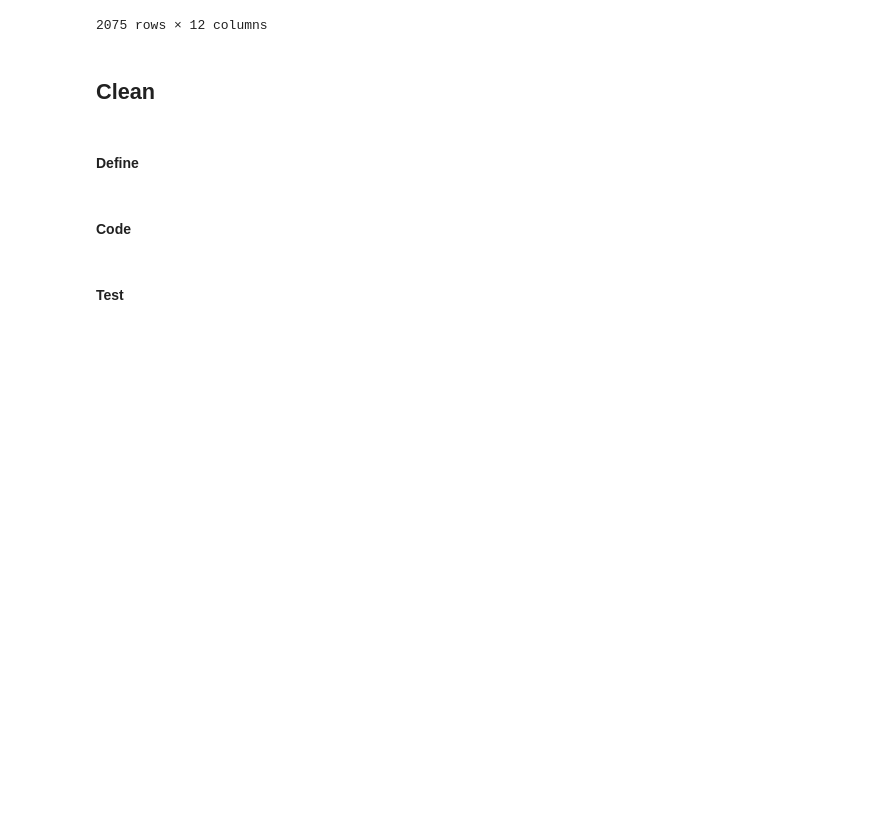
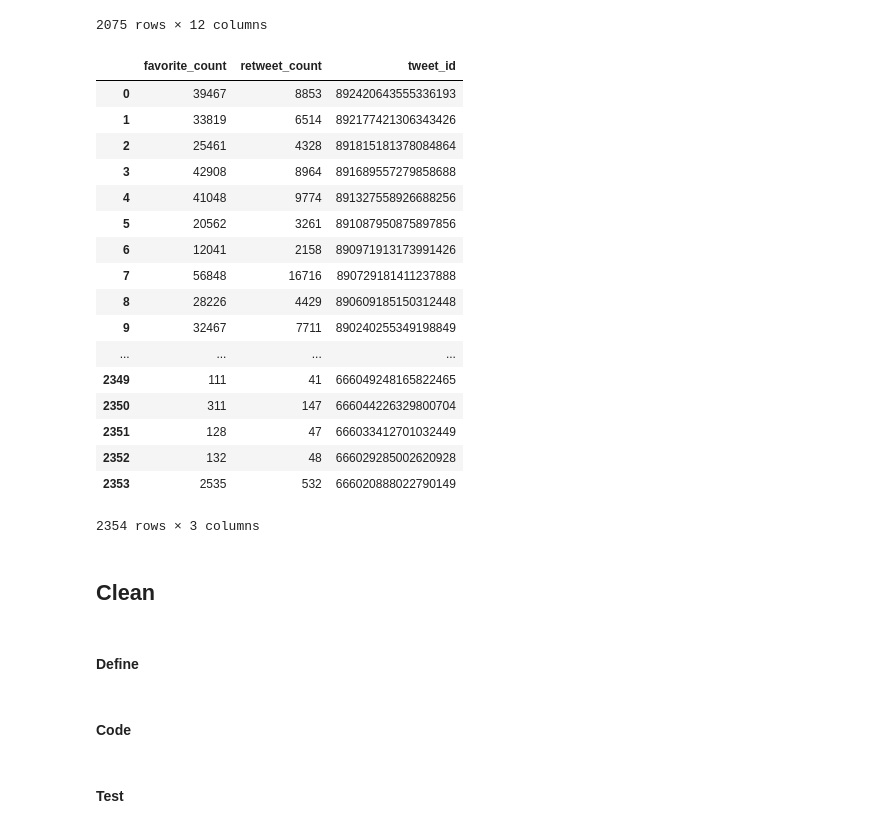
Before and after one commit to mohmednasr/dog_rating, a Jupyter notebook: wrangle_act.ipynb, the cells around one changed output. Cells and saved outputs as stored; diff of their text form; code cells hidden in the pictures; blank space fills up the shorter version.

Commit message:
compeled gathering data

```diff
--- a/wrangle_act.ipynb
+++ b/wrangle_act.ipynb
@@ -84,3 +75,14 @@ KeyboardInterrupt:
+# %%
+#get tweet_id, retweet_count, and favorite_count from text "tweet_json.txt" and put them in data frame call "tweet_json"
+tweet_json = []
+with open('tweet_json.txt', 'r') as infile:
+    for line in infile:
+        line = json.loads(line)
+        tweet_id = line['id']
+        retweet_count = line['retweet_count']
+        favorite_count = line['favorite_count']
+        tweet_json.append({'tweet_id': tweet_id, 'retweet_count': retweet_count,'favorite_count': favorite_count})
+tweet_json = pd.DataFrame(tweet_json)
 # %% [markdown]
 ## Assess
 # %%
@@ -146,6 +148,27 @@ image_predictions
 | 2073 | 892177421306343426 | https://pbs.twimg.com/media/DGGmo... | 1 | Chihuahua | 0.323581 | True | Pekinese | 0.090647 | True | papillon | 0.068957 | ... |
 | 2074 | 892420643555336193 | https://pbs.twimg.com/media/DGKD1... | 1 | orange | 0.097049 | False | bagel | 0.085851 | False | banana | 0.076110 | ... |
 2075 rows × 12 columns
+# %%
+tweet_json
+# %% [output]
+|  | favorite_count | retweet_count | tweet_id |
+| 0 | 39467 | 8853 | 892420643555336193 |
+| 1 | 33819 | 6514 | 892177421306343426 |
+| 2 | 25461 | 4328 | 891815181378084864 |
+| 3 | 42908 | 8964 | 891689557279858688 |
+| 4 | 41048 | 9774 | 891327558926688256 |
+| 5 | 20562 | 3261 | 891087950875897856 |
+| 6 | 12041 | 2158 | 890971913173991426 |
+| 7 | 56848 | 16716 | 890729181411237888 |
+| 8 | 28226 | 4429 | 890609185150312448 |
+| 9 | 32467 | 7711 | 890240255349198849 |
+| ... | ... | ... | ... |
+| 2349 | 111 | 41 | 666049248165822465 |
+| 2350 | 311 | 147 | 666044226329800704 |
+| 2351 | 128 | 47 | 666033412701032449 |
+| 2352 | 132 | 48 | 666029285002620928 |
+| 2353 | 2535 | 532 | 666020888022790149 |
+2354 rows × 3 columns
 # %% [markdown]
 ## Clean
 # %% [markdown]
```
Also changed, not shown: parts of 1 cell of this notebook, 1 other file.
